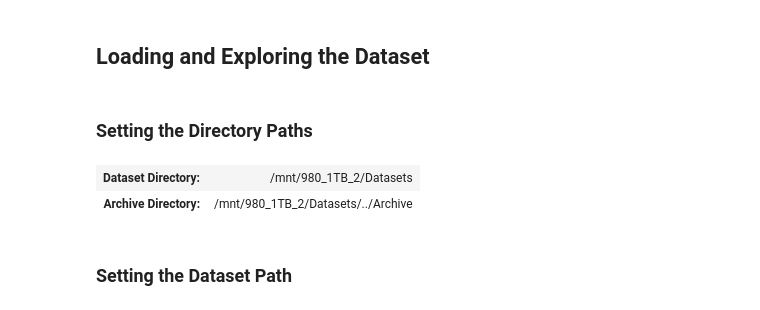
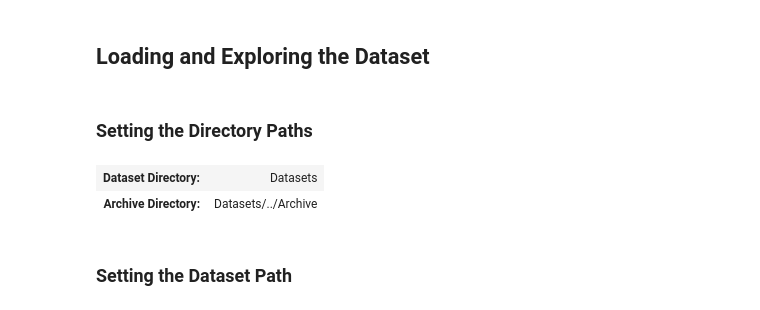
Before and after one commit to cj-mills/torchvision-annotation-tutorials, a Jupyter notebook: notebooks/cvat/torchvision-cvat-keypoint-annotations.ipynb, the cells around one changed output. Drawn from its saved outputs; the diff is of its cells as text; code cells hidden in the pictures.

```diff
--- a/notebooks/cvat/torchvision-cvat-keypoint-annotations.ipynb
+++ b/notebooks/cvat/torchvision-cvat-keypoint-annotations.ipynb
@@ -68,23 +68,23 @@ import xml.etree.ElementTree as ET
 ### Setting the Directory Paths
 # %%
 # Define path to store datasets
-dataset_dir = Path("/mnt/980_1TB_2/Datasets/")
+dataset_dir = Path("./Datasets/")
 # Create the dataset directory if it does not exist
 dataset_dir.mkdir(parents=True, exist_ok=True)
 
 # Define path to store archive files
 archive_dir = dataset_dir/'../Archive'
 # Create the archive directory if it does not exist
 archive_dir.mkdir(parents=True, exist_ok=True)
 
 # Creating a Series with the paths and converting it to a DataFrame for display
 pd.Series({
     "Dataset Directory:": dataset_dir,
     "Archive Directory:": archive_dir
 }).to_frame().style.hide(axis='columns')
 # %% [output]
-| Dataset Directory: | /mnt/980_1TB_2/Datasets |
-| Archive Directory: | /mnt/980_1TB_2/Datasets/../Archive |
+| Dataset Directory: | Datasets |
+| Archive Directory: | Datasets/../Archive |
 # %% [markdown]
 ### Setting the Dataset Path
 # %%
```
Also changed, not shown: parts of 10 cells of this notebook, 4 other files.
